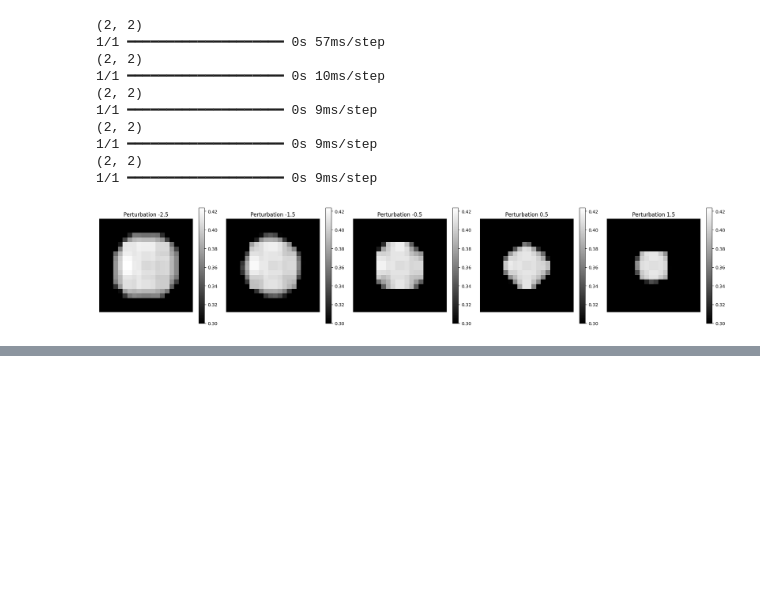
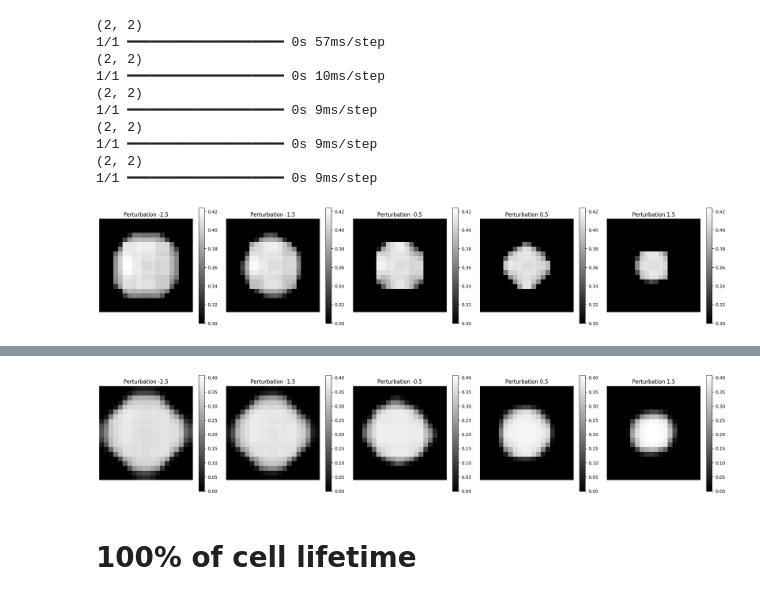
Before and after one commit to ComputationalMicroscopy4CellBio/AI4CellFate, a Jupyter notebook: notebooks/feature_importance.ipynb, the cells around one changed output, grey strips where cells are left out. Drawn from its saved outputs; the diff is of its cells as text; code cells hidden in the pictures; blank space fills up the shorter version.

Commit message:
adding feature importance at 50% lifetime

```diff
--- a/notebooks/feature_importance.ipynb
+++ b/notebooks/feature_importance.ipynb
@@ -131,0 +195,46 @@ plt.show()
+# %%
+baseline_latent_vector = np.zeros((2, 2), dtype=np.float32)  # Start with a neutral latent vector
+
+# Choose the feature to perturb (e.g., feature 0)
+feature_index = 0
+
+# Perturbation range
+#perturbations = [-3, -2, -1, 0, 1, 2]
+#perturbations = np.linspace(-3, 2, 5) # feature index 1
+perturbations = np.linspace(-2.5, 1.5, 5) # feature index 0
+
+
+# Store the perturbed reconstructions
+perturbed_reconstructions = []
+
+for value in perturbations:
+    # Create a copy of the baseline latent vector
+    perturbed_vector = baseline_latent_vector.copy()
+    print(perturbed_vector.shape)
+    # Modify the selected feature
+    perturbed_vector[0, feature_index] = value
+
+    # Decode the perturbed vector to generate a synthetic image
+    synthetic_image = decoder.predict(perturbed_vector)  # Assuming 'decoder' is your trained decoder model
+
+    # Store the result
+    perturbed_reconstructions.append(synthetic_image[0])  # Assuming decoder outputs (batch_size, height, width, channels)
+
+# Convert list to numpy array for easier handling
+perturbed_reconstructions = np.array(perturbed_reconstructions)
+
+# Plot the results
+fig, axs = plt.subplots(1, 5, figsize=(20, 4))
+vmin = perturbed_reconstructions.min()
+vmax = perturbed_reconstructions.max()
+
+for i in range(5):
+    im = axs[i].imshow(perturbed_reconstructions[i, :, :, 0], cmap='gray', vmin=0.0, vmax=vmax)
+    axs[i].set_title(f'Perturbation {perturbations[i]}')
+    axs[i].axis('off')
+    fig.colorbar(im, ax=axs[i])
+
+plt.tight_layout()
+plt.savefig("perturbations_feat1.pdf", format="pdf", dpi=300, bbox_inches="tight")
+plt.show()
+# %% [output]
@@ -131,0 +251,3 @@ plt.show()
+[figure, added]
+# %% [markdown]
+# 100% of cell lifetime
```
Also changed, not shown: parts of 8 cells of this notebook.
